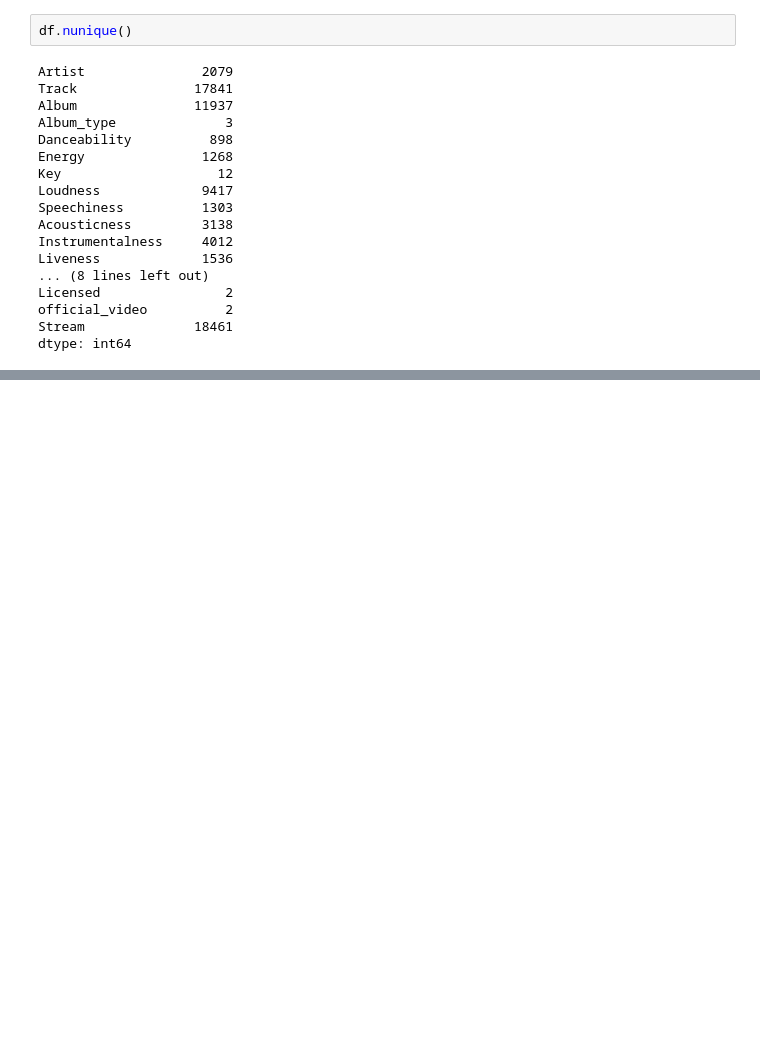
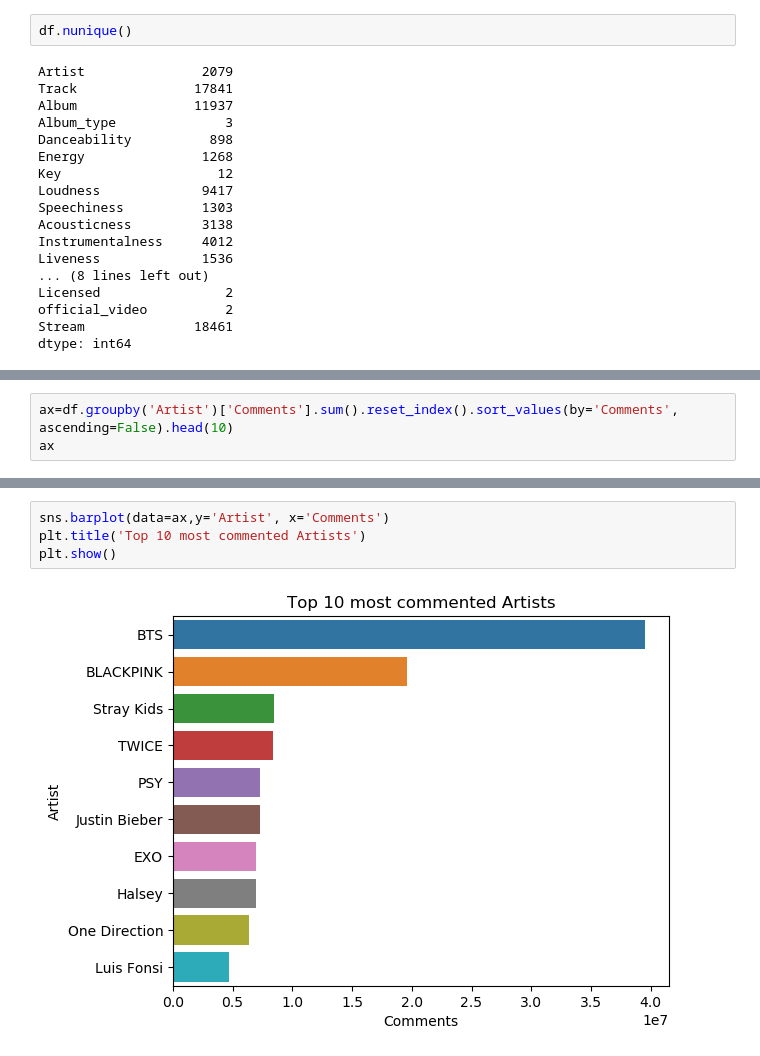
Before and after one commit to JeffreyAsuncion/SpotifyAndYoutube_DataAnalysis, a Jupyter notebook: DataAnalysis_SpotifyAndYoutube.ipynb, the cells around one changed output, grey strips where cells are left out. Drawn from its saved outputs; the diff is of its cells as text; blank space fills up the shorter version.

```diff
--- a/DataAnalysis_SpotifyAndYoutube.ipynb
+++ b/DataAnalysis_SpotifyAndYoutube.ipynb
@@ -126,0 +344,3 @@ dtype: int64
+# %%
+ax=df.groupby('Artist')['Comments'].sum().reset_index().sort_values(by='Comments', ascending=False).head(10)
+ax
@@ -126,0 +361,6 @@ dtype: int64
+# %%
+sns.barplot(data=ax,y='Artist', x='Comments')
+plt.title('Top 10 most commented Artists')
+plt.show()
+# %% [output]
+[figure, added]
```
Also changed, not shown: parts of 33 cells of this notebook.
